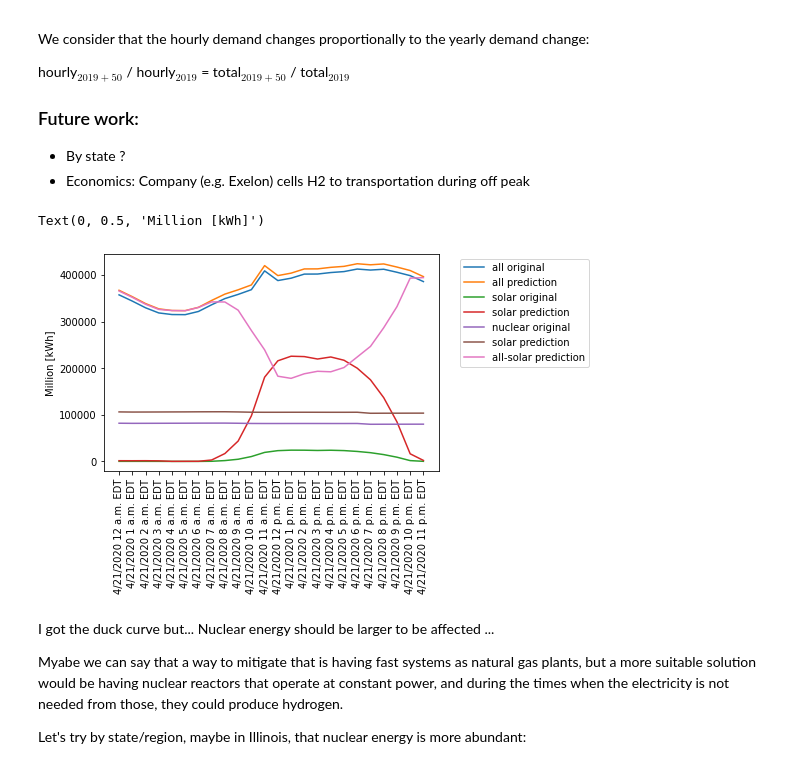
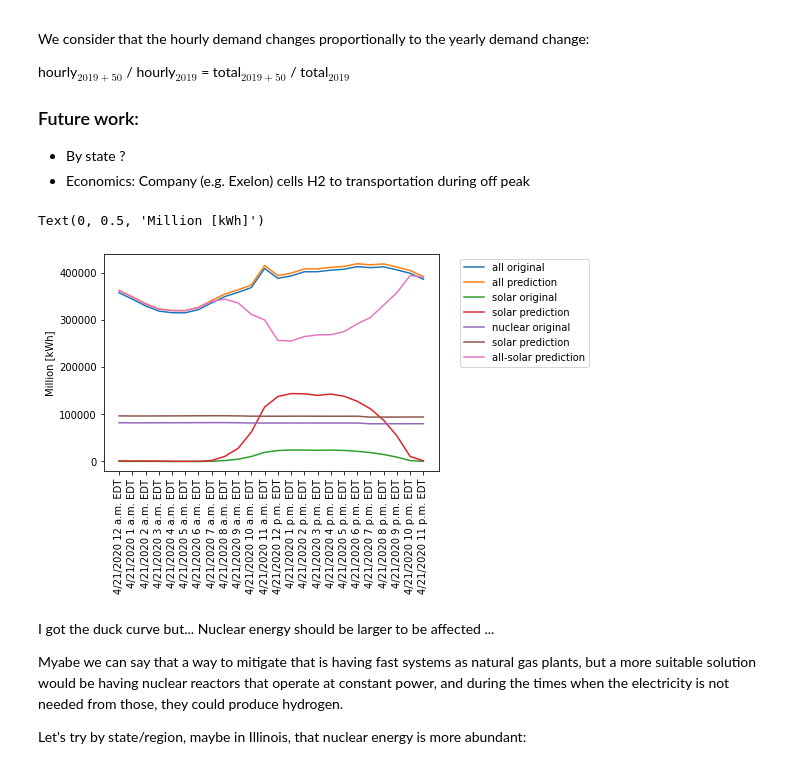
Before and after one commit to robfairh/npre412-project, a Jupyter notebook: fuel-demand.ipynb, the cells around one changed output. Drawn from its saved outputs; the diff is of its cells as text; code cells hidden in the pictures.

```diff
--- a/fuel-demand.ipynb
+++ b/fuel-demand.ipynb
@@ -299,7 +300,7 @@ ztotal = total[time.index(zyear):]
 zsolar = solar[time.index(zyear):]
 znuclear = nuclear[time.index(zyear):]
 
-predict = 50
+predict = 30
 future1, ytf1 = get_prediction(2010, ztime, ztotal, predict, False, 'total')
 future2, ytf2 = get_prediction(2015, ztime, zsolar, predict, False, 'solar')
 future3, ytf3 = get_prediction(2012, ztime, znuclear, predict, False, 'nuclear')
@@ -334,37 +335,40 @@ e = time.index(edate+' '+etime)
 ntime = time[s:e]
 nsolar = np.array(solar[s:e])
 nnuclear = np.array(nuclear[s:e])
 ntotal = np.array(total[s:e])
 
 # plt.figure(1)
 # plt.plot(ntime, nsolar, label='solar')
 # plt.plot(ntime, nnuclear, label='nuclear')
 # plt.plot(ntime, ntotal, label='others')
 # plt.legend(loc="upper left", bbox_to_anchor=(1.05, 1.0), fancybox=True)
 # plt.xticks(rotation=90)
 # plt.ylabel('Electricity generated [MWh]')
 # plt.title('US electricity generated by energy source on {0}'.format(sdate))
 
 plt.plot(ntime, ntotal, label='all original')
-nntotal = ytf1[-1]/ztotal[-1]*ntotal
+ustg = ytf1[-1]/ztotal[-1]
+nntotal = ustg*ntotal
 plt.plot(ntime, nntotal, label='all prediction')
 
 plt.plot(ntime, nsolar, label='solar original')
-nnsolar = ytf2[-1]/zsolar[-1]*nsolar
+ussg = ytf2[-1]/zsolar[-1]
+nnsolar = ussg*nsolar
 plt.plot(ntime, nnsolar, label='solar prediction')
 
 plt.plot(ntime, nnuclear, label='nuclear original')
-nnnuclear = ytf3[-1]/znuclear[-1]*nnuclear
+usng = ytf3[-1]/znuclear[-1]
+nnnuclear = usng*nnuclear
 plt.plot(ntime, nnnuclear, label='solar prediction')
 
 plt.plot(ntime, nntotal-nnsolar, label='all-solar prediction')
 
 plt.xticks(rotation=90)
 plt.legend(loc="upper left", bbox_to_anchor=(1.05, 1.0), fancybox=True)
 plt.ylabel('Million [kWh]')
 # %% [output]
 Text(0, 0.5, 'Million [kWh]')
-[figure, old version]
+[figure, new version]
 # %% [markdown]
 I got the duck curve but...
 Nuclear energy should be larger to be affected ...
```
Also changed, not shown: parts of 4 cells of this notebook.
